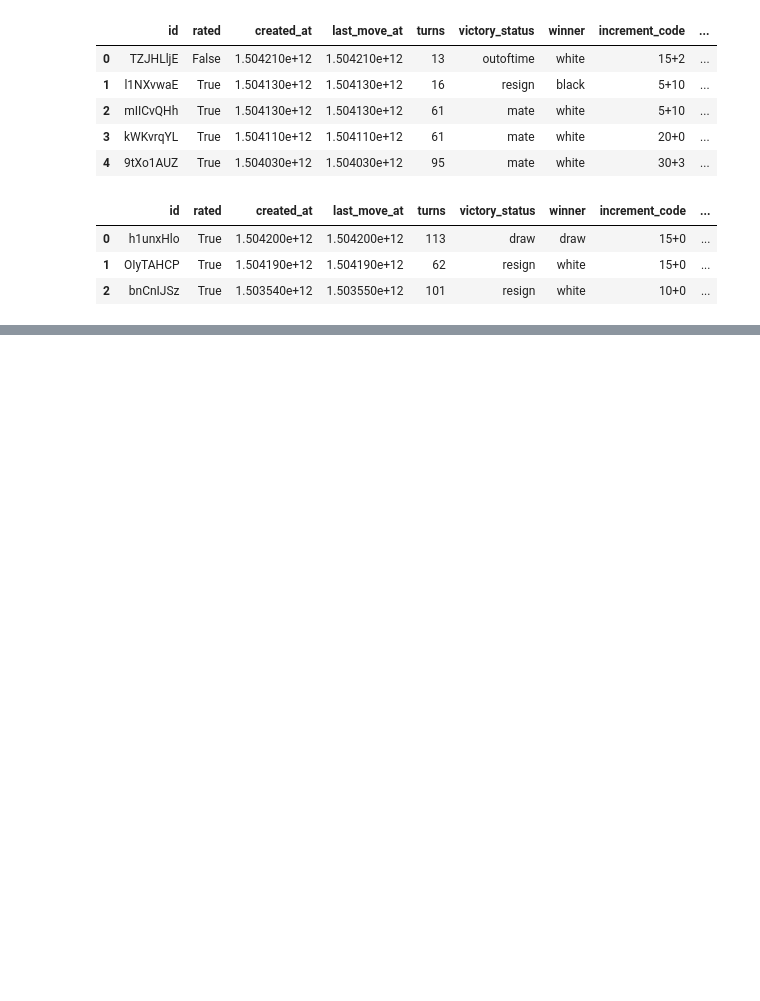
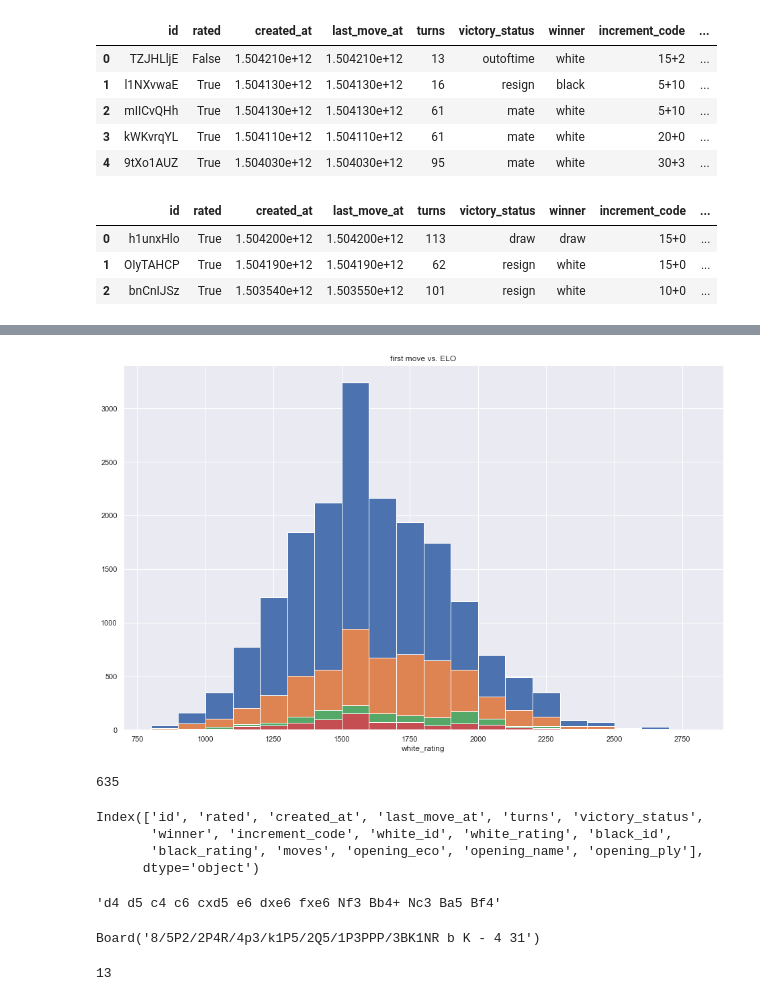
Before and after one commit to AustereTriceratops/Chess, a Jupyter notebook: dataset_analysis.ipynb, the cells around one changed output, grey strips where cells are left out. Cells and saved outputs as stored; diff of their text form; code cells hidden in the pictures; blank space fills up the shorter version.

```diff
--- a/dataset_analysis.ipynb
+++ b/dataset_analysis.ipynb
@@ -71,0 +58,34 @@ sns.barplot(x = move_frequencies.keys(), y = move_frequencies.array)
+# %%
+sns.set_palette("twilight_shifted_r")
+sns.set()
+
+top_4_opens = [opening_move[opening_move['moves'] == i]["white_rating"] for i in move_frequencies.keys()[:4]]
+
+cumulative_opens = [top_4_opens[3].copy()]
+
+for i in range(1, 4):
+    c = cumulative_opens[i-1].append(top_4_opens[3-i].copy())
+    cumulative_opens.append(c)
+
+fig, ax = plt.subplots(1,1, figsize=(16,10))
+ax.set_title("first move vs. ELO")
+
+for i in range(4):
+    ax = sns.distplot(cumulative_opens[3-i], 20,  kde=False, hist_kws={"alpha": 1, "range": (800, 2800)})
+# %% [output]
+[figure, added]
+# %%
+filtered_games_1 = filter_by_elo(games, max_elo=1200)
+# %% [output]
+635
+# %%
+filtered_games_1.keys()
+# %% [output]
+Index(['id', 'rated', 'created_at', 'last_move_at', 'turns', 'victory_status',
+       'winner', 'increment_code', 'white_id', 'white_rating', 'black_id',
+       'black_rating', 'moves', 'opening_eco', 'opening_name', 'opening_ply'],
+      dtype='object')
+# %%
+games["moves"][0]
+# %% [output]
+'d4 d5 c4 c6 cxd5 e6 dxe6 fxe6 Nf3 Bb4+ Nc3 Ba5 Bf4'
@@ -71,0 +122,9 @@ sns.barplot(x = move_frequencies.keys(), y = move_frequencies.array)
+# %%
+test_board = movestring_to_game(games["moves"][2])
+test_board
+# %% [output]
+Board('8/5P2/2P4R/4p3/k1P5/2Q5/1P3PPP/3BK1NR b K - 4 31')
+# %%
+move_of_first_capture(string_to_moves(games["moves"][2]))
+# %% [output]
+13
```
Also changed, not shown: parts of 9 cells of this notebook.
